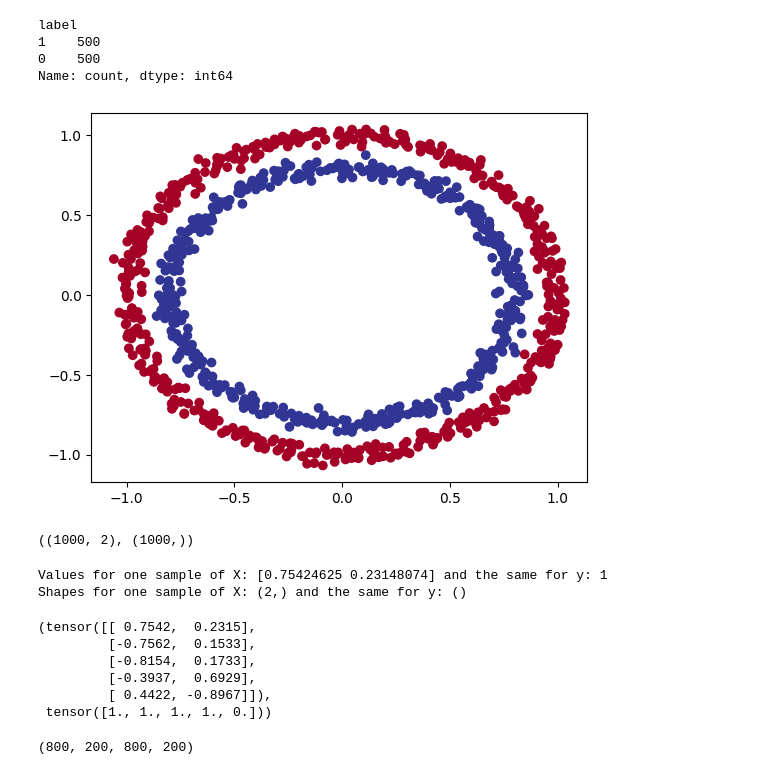
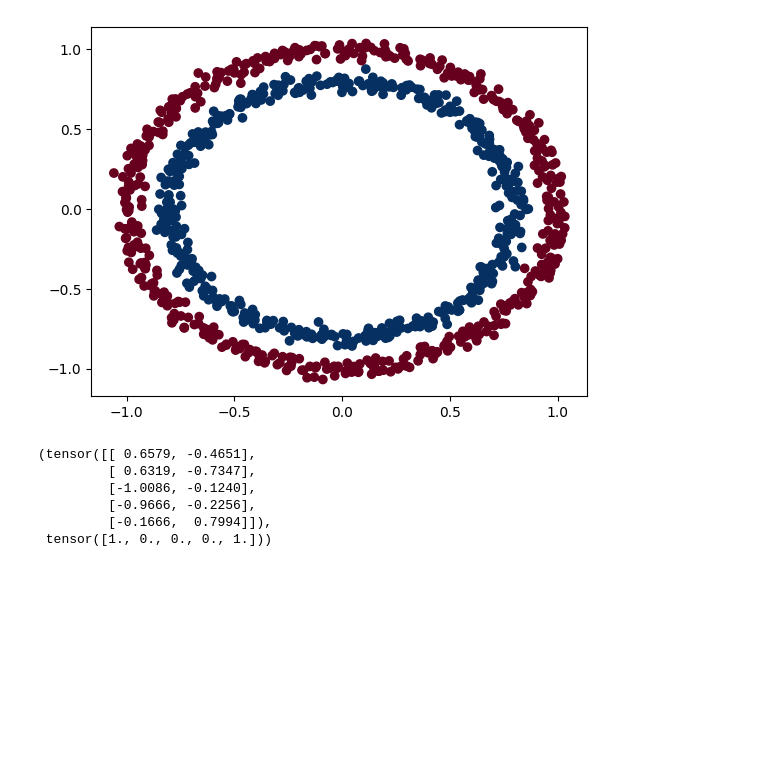
Before and after one commit to mzums/machine-learning, a Jupyter notebook: pytorch/binary_classification.ipynb, the cells around one changed output. Saved outputs shown, nothing was run; the diff lists cells and outputs as text; code cells hidden in the pictures; blank space fills up the shorter version.

```diff
--- a/pytorch/binary_classification.ipynb
+++ b/pytorch/binary_classification.ipynb
@@ -47,59 +3,39 @@ circles.head(10)
-# %%
-# Check different labels
-circles.label.value_counts()
-# %% [output]
-label
-1    500
-0    500
-Name: count, dtype: int64
 # %%
-# Visualize with a plot
+# Make and plot data
 import matplotlib.pyplot as plt
-plt.scatter(x=X[:, 0],
-            y=X[:, 1],
-            c=y,
-            cmap=plt.cm.RdYlBu);
+from sklearn.datasets import make_circles
+
+n_samples = 1000
+
+X, y = make_circles(n_samples=1000,
+    noise=0.03,
+    random_state=42,
+)
+
+plt.scatter(X[:, 0], X[:, 1], c=y, cmap=plt.cm.RdBu);
 # %% [output]
-[figure, old version]
+[figure, new version]
-# %%
-# Check the shapes of our features and labels
-X.shape, y.shape
-# %% [output]
-((1000, 2), (1000,))
-# %%
-# View the first example of features and labels
-X_sample = X[0]
-y_sample = y[0]
-print(f"Values for one sample of X: {X_sample} and the same for y: {y_sample}")
-print(f"Shapes for one sample of X: {X_sample.shape} and the same for y: {y_sample.shape}")
-# %% [output]
-Values for one sample of X: [0.75424625 0.23148074] and the same for y: 1
-Shapes for one sample of X: (2,) and the same for y: ()
 # %%
+# Convert to tensors and split into train and test sets
+import torch
+from sklearn.model_selection import train_test_split
+
 # Turn data into tensors
-# Otherwise this causes issues with computations later on
-import torch
 X = torch.from_numpy(X).type(torch.float)
 y = torch.from_numpy(y).type(torch.float)
 
-# View the first five samples
-X[:5], y[:5]
+# Split into train and test sets
+X_train, X_test, y_train, y_test = train_test_split(X,
+                                                    y,
+                                                    test_size=0.2,
+                                                    random_state=42
+)
+
+X_train[:5], y_train[:5]
 # %% [output]
-(tensor([[ 0.7542,  0.2315],
-         [-0.7562,  0.1533],
-         [-0.8154,  0.1733],
-         [-0.3937,  0.6929],
-         [ 0.4422, -0.8967]]),
- tensor([1., 1., 1., 1., 0.]))
+(tensor([[ 0.6579, -0.4651],
+         [ 0.6319, -0.7347],
+         [-1.0086, -0.1240],
+         [-0.9666, -0.2256],
+         [-0.1666,  0.7994]]),
+ tensor([1., 0., 0., 0., 1.]))
-# %%
-# Split data into train and test sets
-from sklearn.model_selection import train_test_split
-
-X_train, X_test, y_train, y_test = train_test_split(X,
-                                                    y,
-                                                    test_size=0.2, # 20% test, 80% train
-                                                    random_state=42) # make the random split reproducible
-
-len(X_train), len(X_test), len(y_train), len(y_test)
-# %% [output]
-(800, 200, 800, 200)
```
Also changed, not shown: parts of 8 cells of this notebook.
